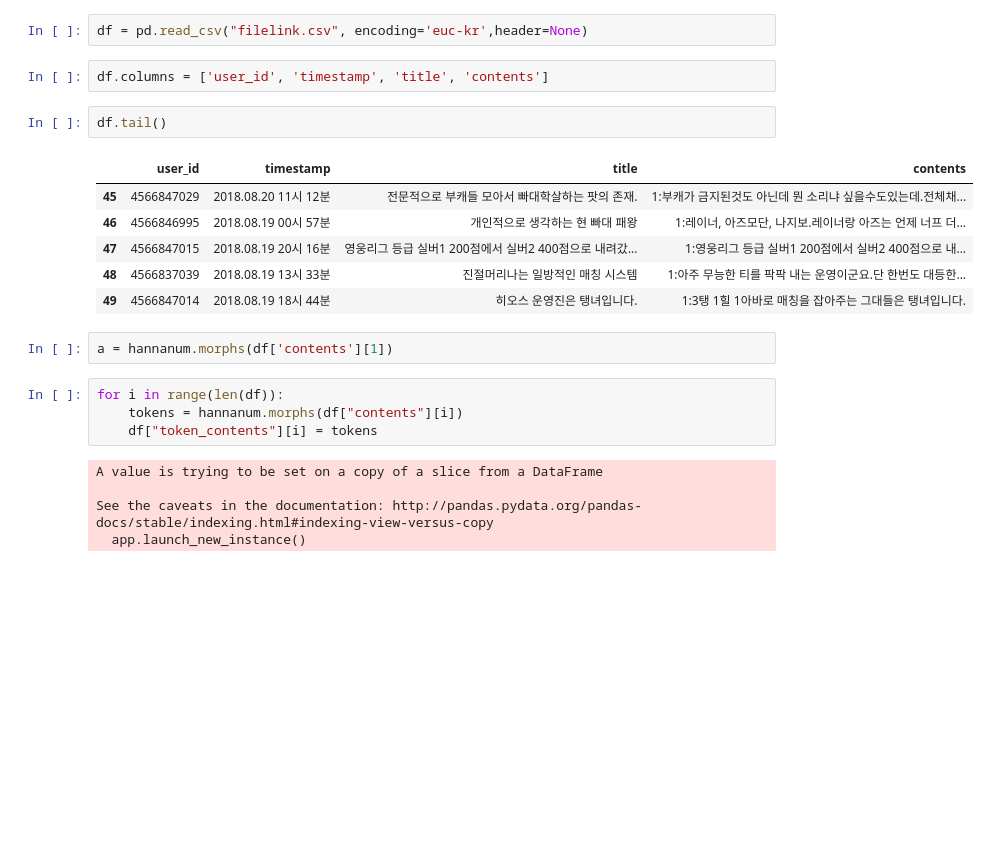
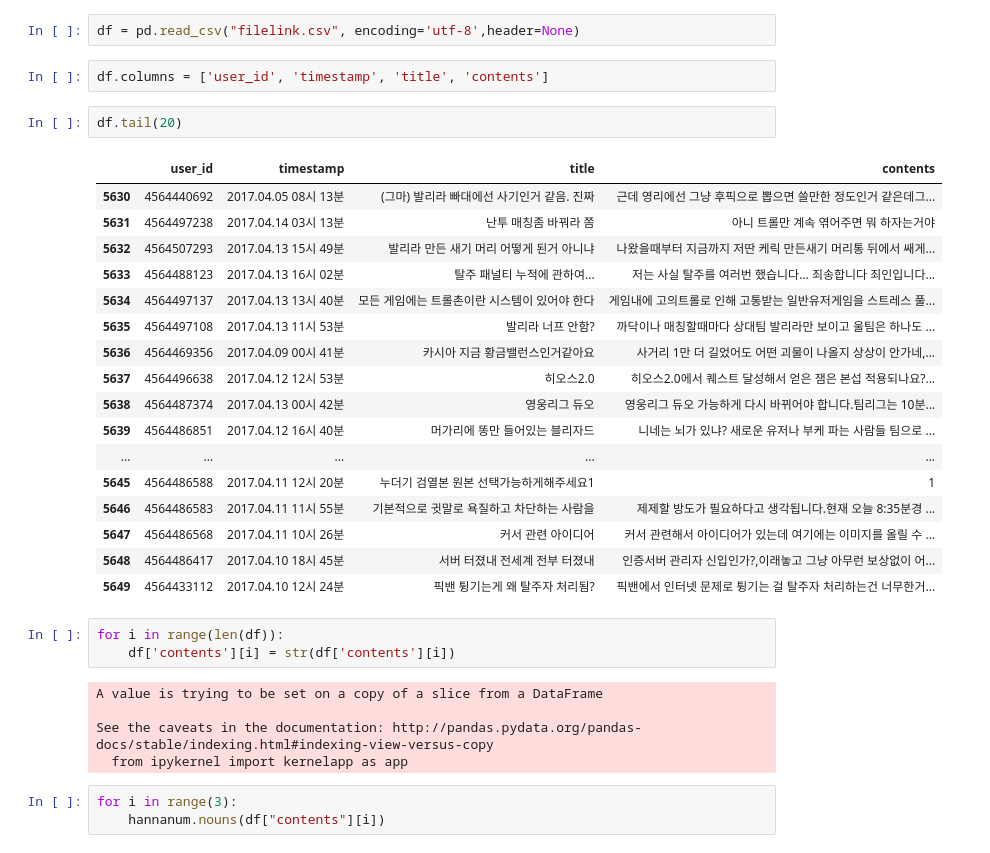
Before and after one commit to lovablebaby/userRequirementAnalysis, a Jupyter notebook: topicModeling.ipynb, the cells around one changed output. Saved outputs shown, nothing was run; the diff lists cells and outputs as text; blank space fills up the shorter version.

```diff
--- a/topicModeling.ipynb
+++ b/topicModeling.ipynb
@@ -8,29 +21,40 @@ import re
 # %%
 hannanum = Hannanum()
 # %%
-df = pd.read_csv("filelink.csv", encoding='euc-kr',header=None)
+df = pd.read_csv("filelink.csv", encoding='utf-8',header=None)
 # %%
 df.columns = ['user_id', 'timestamp', 'title', 'contents']
 # %%
-df.tail()
+df.tail(20)
 # %% [output]
 |  | user_id | timestamp | title | contents |
-| 45 | 4566847029 | 2018.08.20 11시 12분 | 전문적으로 부캐들 모아서 빠대학살하는 팟의 존재. | 1:부캐가 금지된것도 아닌데 뭔 소리냐 싶을수도있는데.전체채... |
-| 46 | 4566846995 | 2018.08.19 00시 57분 | 개인적으로 생각하는 현 빠대 패왕 | 1:레이너, 아즈모단, 나지보.레이너랑 아즈는 언제 너프 더... |
-| 47 | 4566847015 | 2018.08.19 20시 16분 | 영웅리그 등급 실버1 200점에서 실버2 400점으로 내려갔... | 1:영웅리그 등급 실버1 200점에서 실버2 400점으로 내... |
-| 48 | 4566837039 | 2018.08.19 13시 33분 | 진절머리나는 일방적인 매칭 시스템 | 1:아주 무능한 티를 팍팍 내는 운영이군요.단 한번도 대등한... |
-| 49 | 4566847014 | 2018.08.19 18시 44분 | 히오스 운영진은 탱녀입니다. | 1:3탱 1힐 1아바로 매칭을 잡아주는 그대들은 탱녀입니다. |
+| 5630 | 4564440692 | 2017.04.05 08시 13분 | (그마) 발리라 빠대에선 사기인거 같음. 진짜 | 근데 영리에선 그냥 후픽으로 뽑으면 쓸만한 정도인거 같은데그... |
+| 5631 | 4564497238 | 2017.04.14 03시 13분 | 난투 매칭좀 바꿔라 쫌 | 아니 트롤만 계속 엮어주면 뭐 하자는거야 |
+| 5632 | 4564507293 | 2017.04.13 15시 49분 | 발리라 만든 새기 머리 어떻게 된거 아니냐 | 나왔을때부터 지금까지 저딴 케릭 만든새기 머리통 뒤에서 쌔게... |
+| 5633 | 4564488123 | 2017.04.13 16시 02분 | 탈주 패널티 누적에 관하여... | 저는 사실 탈주를 여러번 했습니다... 죄송합니다 죄인입니다... |
+| 5634 | 4564497137 | 2017.04.13 13시 40분 | 모든 게임에는 트롤촌이란 시스템이 있어야 한다 | 게임내에 고의트롤로 인해 고통받는 일반유저게임을 스트레스 풀... |
+| 5635 | 4564497108 | 2017.04.13 11시 53분 | 발리라 너프 안함? | 까닥이나 매칭할때마다 상대팀 발리라만 보이고 울팀은 하나도 ... |
+| 5636 | 4564469356 | 2017.04.09 00시 41분 | 카시아 지금 황금밸런스인거같아요 | 사거리 1만 더 길었어도 어떤 괴물이 나올지 상상이 안가네,... |
+| 5637 | 4564496638 | 2017.04.12 12시 53분 | 히오스2.0 | 히오스2.0에서 퀘스트 달성해서 얻은 잼은 본섭 적용되나요?... |
+| 5638 | 4564487374 | 2017.04.13 00시 42분 | 영웅리그 듀오 | 영웅리그 듀오 가능하게 다시 바뀌어야 합니다.팀리그는 10분... |
+| 5639 | 4564486851 | 2017.04.12 16시 40분 | 머가리에 똥만 들어있는 블리자드 | 니네는 뇌가 있냐? 새로운 유저나 부케 파는 사람들 팀으로 ... |
+| ... | ... | ... | ... | ... |
+| 5645 | 4564486588 | 2017.04.11 12시 20분 | 누더기 검열본 원본 선택가능하게해주세요1 | 1 |
+| 5646 | 4564486583 | 2017.04.11 11시 55분 | 기본적으로 귓말로 욕질하고 차단하는 사람을 | 제제할 방도가 필요하다고 생각됩니다.현재 오늘 8:35분경 ... |
+| 5647 | 4564486568 | 2017.04.11 10시 26분 | 커서 관련 아이디어 | 커서 관련해서 아이디어가 있는데 여기에는 이미지를 올릴 수 ... |
+| 5648 | 4564486417 | 2017.04.10 18시 45분 | 서버 터졌내 전세계 전부 터졌내 | 인증서버 관리자 신입인가?,이래놓고 그냥 아무런 보상없이 어... |
+| 5649 | 4564433112 | 2017.04.10 12시 24분 | 픽밴 튕기는게 왜 탈주자 처리됨? | 픽밴에서 인터넷 문제로 튕기는 걸 탈주자 처리하는건 너무한거... |
-# %%
-a = hannanum.morphs(df['contents'][1])
 # %%
 for i in range(len(df)):
-    tokens = hannanum.morphs(df["contents"][i])
-    df["token_contents"][i] = tokens
+    df['contents'][i] = str(df['contents'][i])
 # %% [output]
 A value is trying to be set on a copy of a slice from a DataFrame
 
 See the caveats in the documentation: http://pandas.pydata.org/pandas-docs/stable/indexing.html#indexing-view-versus-copy
-  app.launch_new_instance()
+  from ipykernel import kernelapp as app
+# %%
+for i in range(3):
+    hannanum.nouns(df["contents"][i])
 # %%
 df.head()
 # %% [output]
```
Also changed, not shown: parts of 26 cells of this notebook.
